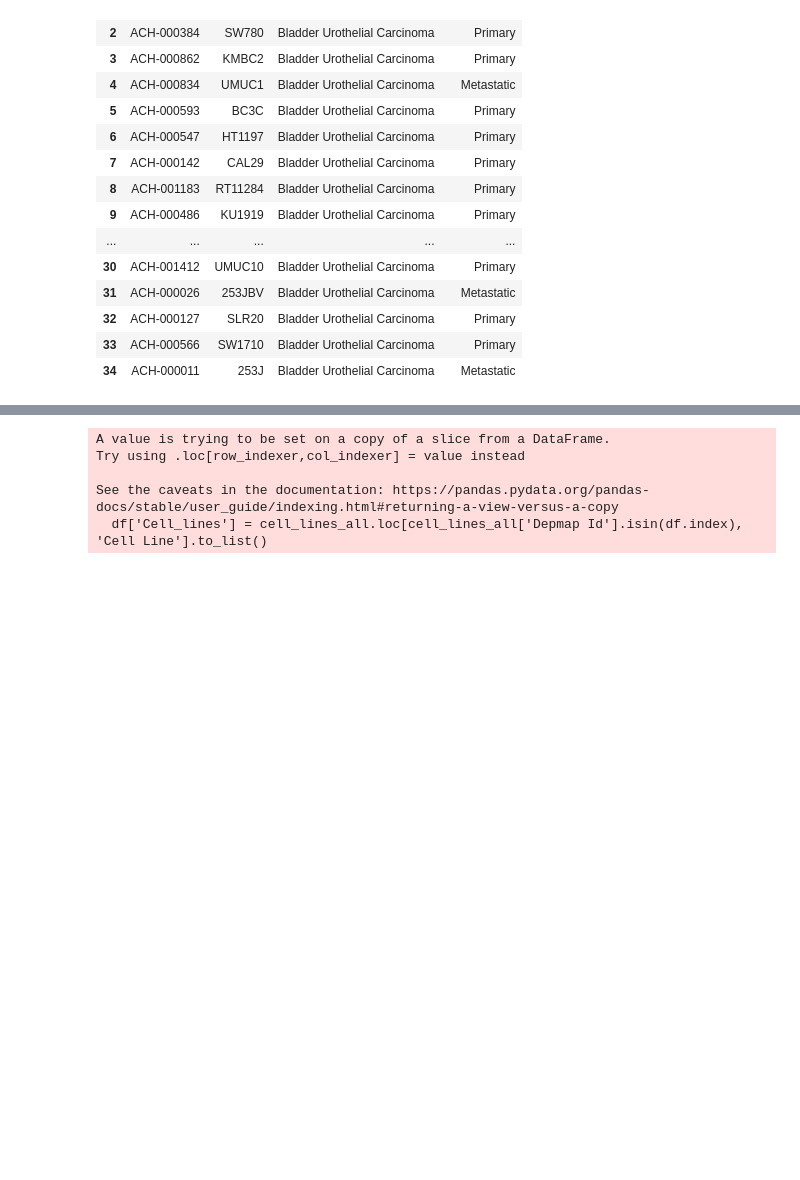
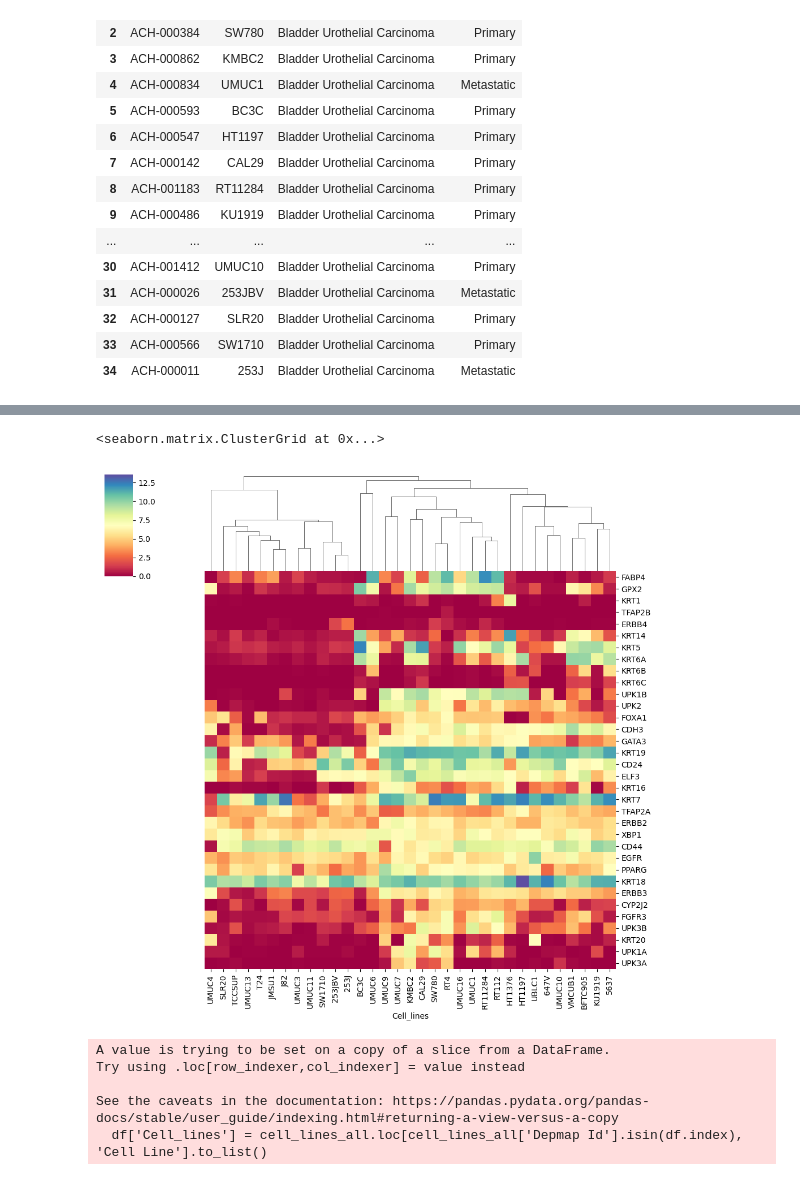
Before and after one commit to jingsday/blca_publication, a Jupyter notebook: blca_publication_Scripts/blca_Scripts_mouse_plos/blca_sc_all_cell_lines.ipynb, the cells around one changed output, grey strips where cells are left out. Cells and saved outputs as stored; diff of their text form; code cells hidden in the pictures; blank space fills up the shorter version.

Commit message:
heatmap

```diff
--- a/blca_publication_Scripts/blca_Scripts_mouse_plos/blca_sc_all_cell_lines.ipynb
+++ b/blca_publication_Scripts/blca_Scripts_mouse_plos/blca_sc_all_cell_lines.ipynb
@@ -49,3 +49,8 @@ cell_lines_all
 # %%
 valid_ids = [i for i in cell_lines_all['Depmap Id'] if i in blca_zscore.index]
 blca_filtered = blca.loc[valid_ids]
+# %%
+df_tpm2=blca_filtered[['FABP4','GPX2','KRT1','TFAP2B','ERBB4','KRT14','KRT5','KRT6A','KRT6B','KRT6C','UPK1B','UPK2','FOXA1','CDH3','GATA3','KRT19','CD24','ELF3','KRT16',
+ 'KRT7','TFAP2A','ERBB2','XBP1','CD44','EGFR','PPARG','KRT18','ERBB3','CYP2J2','FGFR3','UPK3B','KRT20','UPK1A','UPK3A']]
+# %%
+df_tpm2['Cell_lines'] = cell_lines_all.loc[cell_lines_all['Depmap Id'].isin(df_tpm2.index), 'Cell Line'].to_list()
@@ -52,3 +63,10 @@ blca_filtered = blca.loc[valid_ids]
+# %%
+df_tpm2.set_index('Cell_lines',inplace=True)
+# %%
+sns.clustermap(df_tpm2.T,row_cluster=False,cmap='Spectral')
+# %% [output]
+<seaborn.matrix.ClusterGrid at 0x...>
+[figure, added]
 # %%
 from scipy.stats import zscore
 blca_filtered_zscore = blca_filtered.apply(zscore, axis=0)
```
Also changed, not shown: parts of 2 cells of this notebook.
